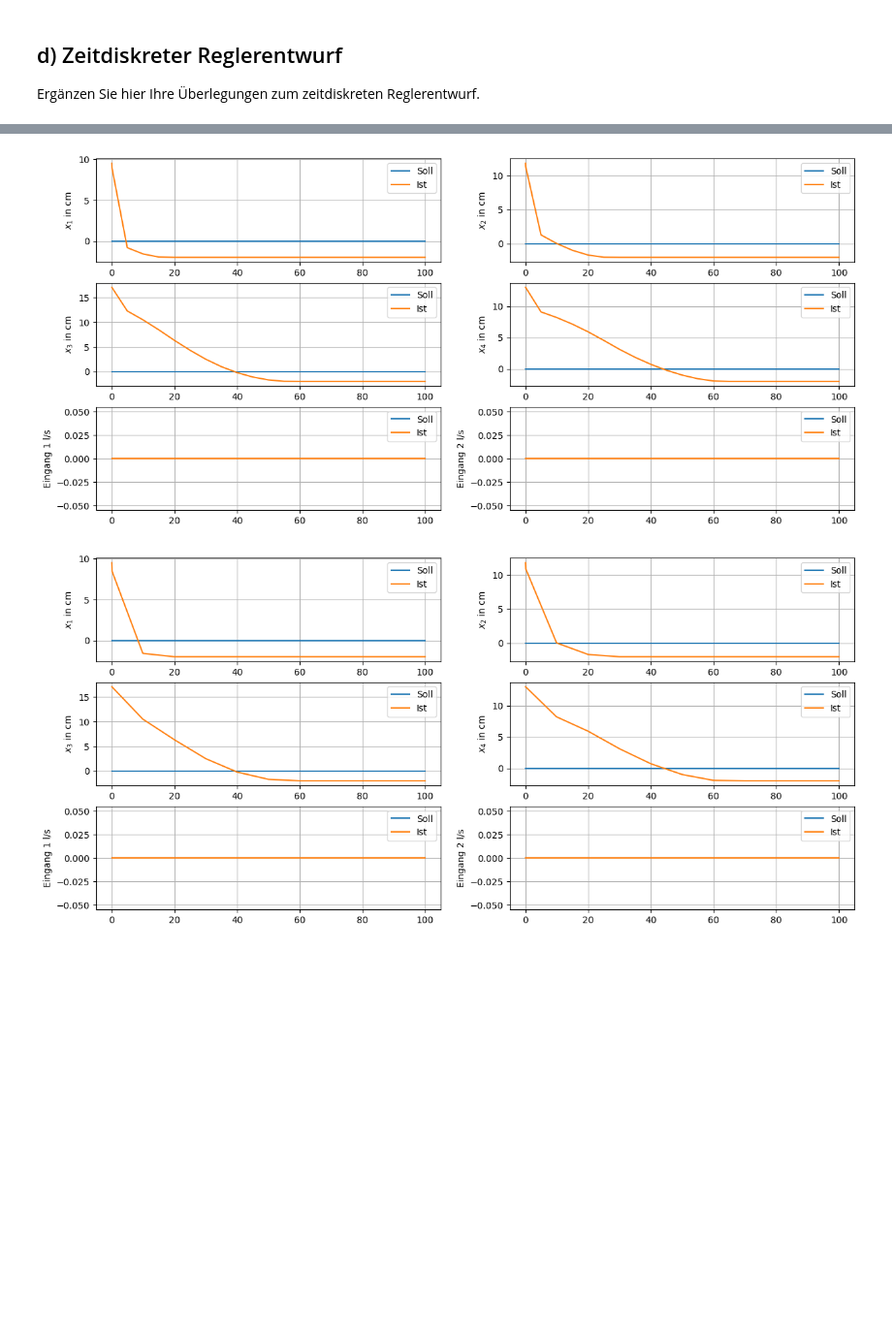
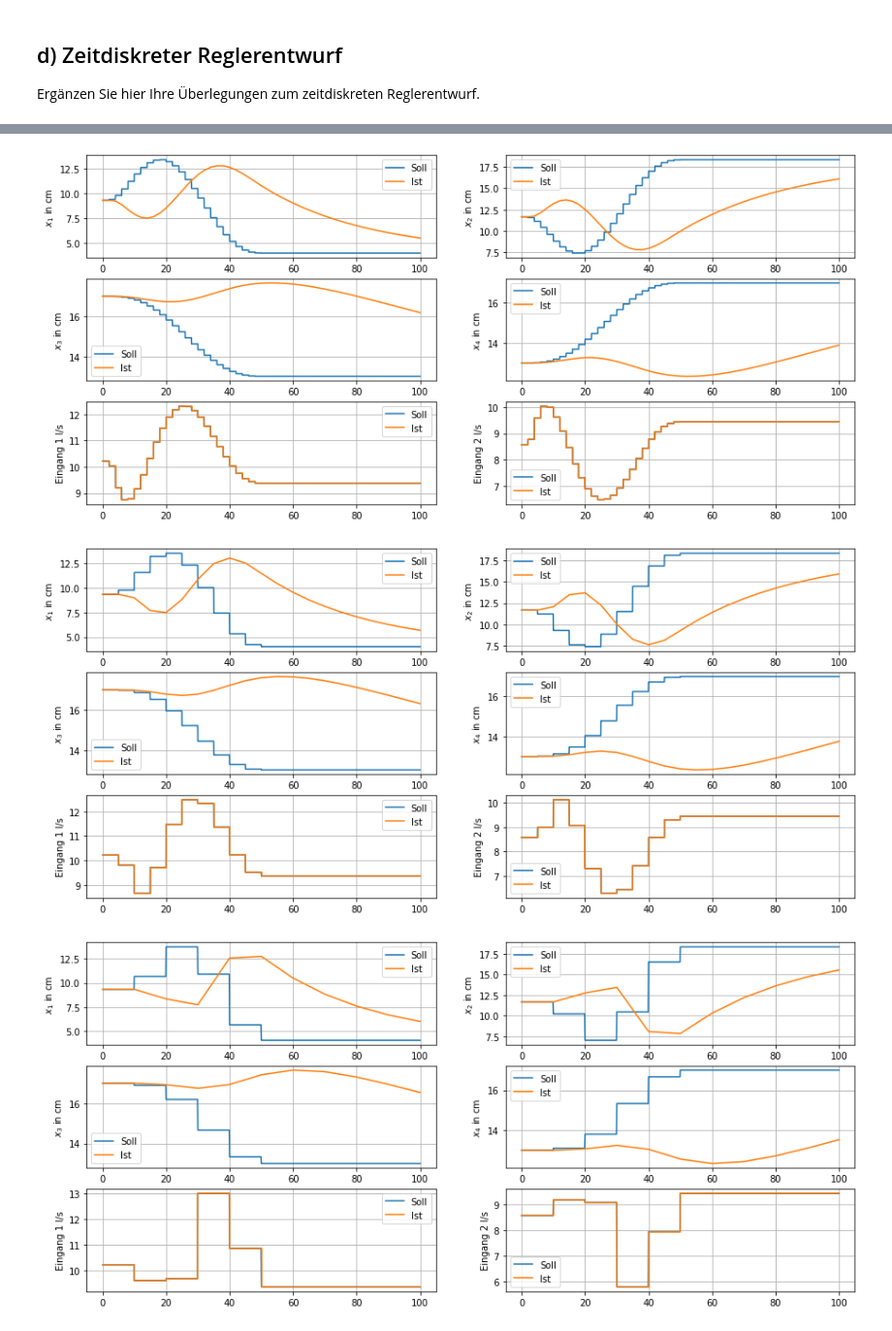
Before and after one commit to jil1213/viertank, a Jupyter notebook: viertank.ipynb, the cells around one changed output, grey strips where cells are left out. Shown at 97% size. Saved outputs shown, nothing was run; the diff lists cells and outputs as text; code cells hidden in the pictures; blank space fills up the shorter version.

```diff
--- a/viertank.ipynb
+++ b/viertank.ipynb
@@ -769,7 +769,7 @@ import libtank
 imp.reload(libtank)
 
 R=np.eye(2)
-Q=np.eye(4)
+Q=np.eye(4)*3
 print("Gewichtsmatrix Q:")
 display(sympy.Matrix(Q.round(3)))
 
@@ -886,7 +886,8 @@ Für alle nachfolgenden zeitdiskreten Schritte muss zunächst das Systemmodell m
 linear = True
 
 #Abtastzeiten
-Ta = [1.0, 5.0, 10.0]
+#Ta = [1.0, 5.0, 10.0]
+Ta = [5.0, 10.0, 15.0] # laut abgabe, Regler folgt schlechter
 
 #Simulationszeit
 Tsim=200
@@ -942,7 +945,8 @@ for _Ta in Ta:
 # %%
 linear=True
 
-Ta=[5.0,15.0]
+#Ta=[5.0,15.0]
+Ta=[0.2, 10.0, 15.0]
 
 transition = transitions[1]
 ya = y_equi[_transition[0]-1]
@@ -1027,13 +1035,13 @@ def control_discrete_closed_loop(k,x,Kd,trajectory):
     return u
 # %%
 #Simulation mit linarem oder nichtlinearem System?
-linear = False
+linear = True
 
 #LQR oder Eigenwertvorgabe?
 lqr = False
 
 #zu untersuchende Abtastzeiten
-Ta=[5.0,10.0]
+Ta=[2.0,5.0,10.0]
 
 tank=VierTank(st)
 tank_lin = tank.linearize(equis[0])
@@ -1066,8 +1074,21 @@ for _Ta in Ta:
     if lqr: # LQR-  Entwurf
         _Kd = tank_lin_discrete.lqr(Q,R)
 
-    else: # Eikgenwertvorgabe
+    else: # Eigenwertvorgabe
+        #Wunschpolynom geschlossener Regelkreis
+        eigsd=np.zeros(3) #Anpassen
+        #eigsd1 = np.zeros(eigsys1, dtype=complex)
+        #eigsd2 = np.zeros(eigsys2, dtype=complex)
+        eigsd1=np.zeros_like(eigsys1)
+        eigsd2=np.zeros_like(eigsys2)
+        eigsd1[0]=np.exp(_Ta*pole1[0])
+        eigsd2[0]=np.exp(_Ta*pole2[0])
+        eigsd2[1]=np.exp(_Ta*pole2[1])
+        eigsd=np.array([eigsd1,eigsd2],dtype=object)
+        print("Eigenwerte diskret")
+        display(eigsd)
         _Kd = np.zeros((2,4))
+        Kd_pole_placement=tank_lin_discrete.acker(np.array([eigsd1,eigsd2],dtype=object))
     ######-------!!!!!!Aufgabe Ende!!!!!!-------########
 
 
@@ -1108,4 +1141,5 @@ Anfangs und Endwerte flacher Ausgang:
-[figure, old version]
+[figure, new version]
-[figure, old version]
+[figure, new version]
+[figure, added]
 # %%
 tank.generate_model_test_data("testdata.pckl",200);
```
Also changed, not shown: parts of 13 cells of this notebook, 2 other files.
